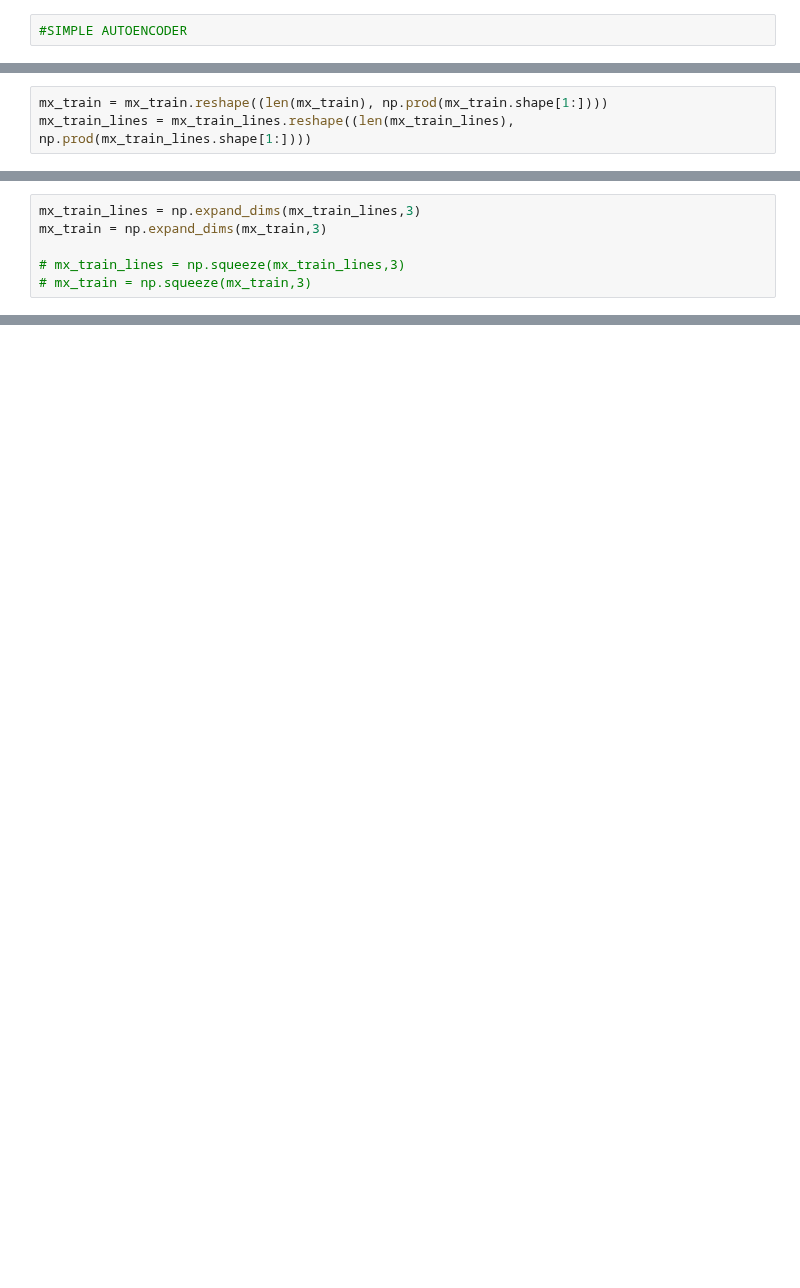
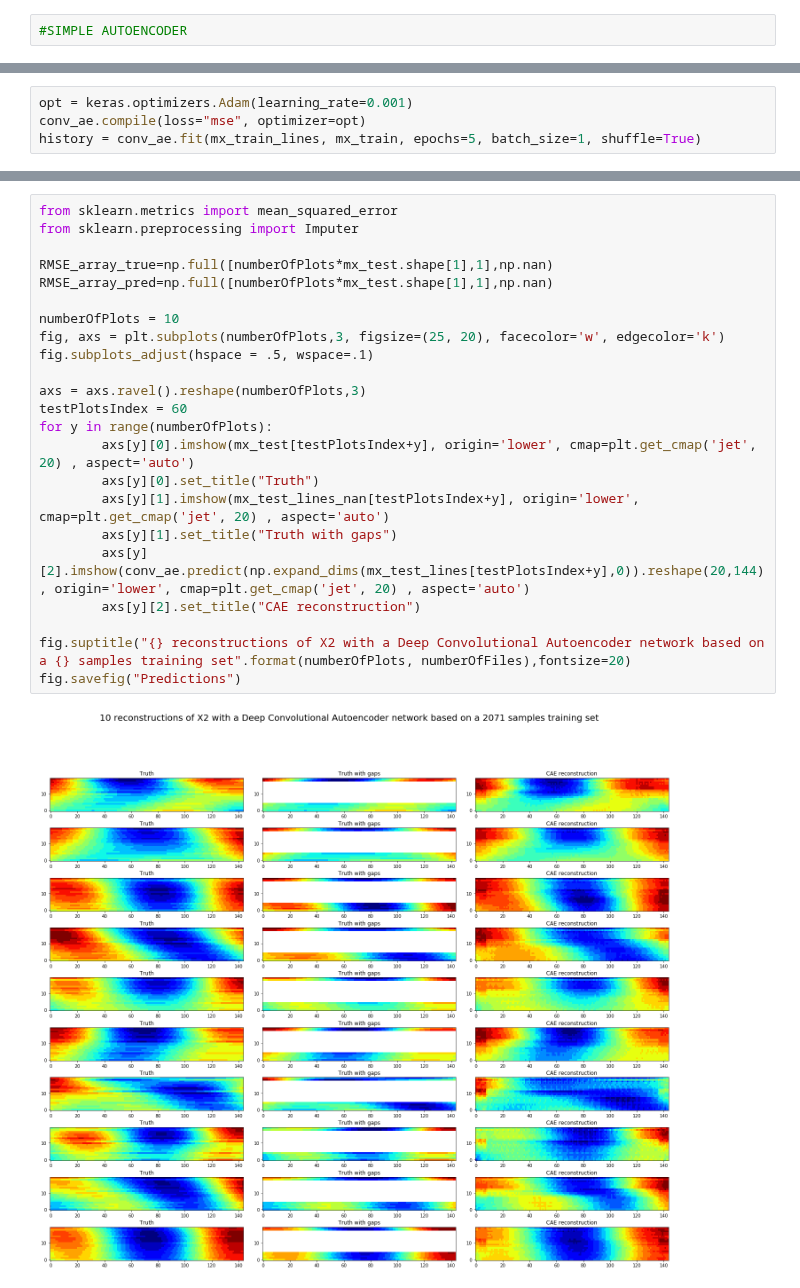
Before and after one commit to Pierre-LaurentC/IonosphericSignalRecontruction, a Jupyter notebook: Encoder_Decoder.ipynb, the cells around one changed output, grey strips where cells are left out. Saved outputs shown, nothing was run; the diff lists cells and outputs as text; blank space fills up the shorter version.

Commit message:
2000 samples predictions + new CAE version

```diff
--- a/Encoder_Decoder.ipynb
+++ b/Encoder_Decoder.ipynb
@@ -62,6 +63,3 @@ mx_train_lines=np.nan_to_num(mx_train_lines)
 mx_train=np.nan_to_num(mx_train)
 mx_test_lines=np.nan_to_num(mx_test_lines)
 mx_test=np.nan_to_num(mx_test)
-# %%
-mx_train = mx_train.reshape((len(mx_train), np.prod(mx_train.shape[1:])))
-mx_train_lines = mx_train_lines.reshape((len(mx_train_lines), np.prod(mx_train_lines.shape[1:])))
@@ -145,6 +78,0 @@ plt.imshow(autoencoder.predict(mx_test_lines[testMatrixNumber].reshape(1,-1)).re
-# %%
-mx_train_lines = np.expand_dims(mx_train_lines,3)
-mx_train = np.expand_dims(mx_train,3)
-
-# mx_train_lines = np.squeeze(mx_train_lines,3)
-# mx_train = np.squeeze(mx_train,3)
@@ -154,0 +102,4 @@ mx_train_lines.shape
+# %%
+opt = keras.optimizers.Adam(learning_rate=0.001)
+conv_ae.compile(loss="mse", optimizer=opt)
+history = conv_ae.fit(mx_train_lines, mx_train, epochs=5, batch_size=1, shuffle=True)
@@ -154,0 +116,25 @@ mx_train_lines.shape
+# %%
+from sklearn.metrics import mean_squared_error
+from sklearn.preprocessing import Imputer
+
+RMSE_array_true=np.full([numberOfPlots*mx_test.shape[1],1],np.nan)
+RMSE_array_pred=np.full([numberOfPlots*mx_test.shape[1],1],np.nan)
+
+numberOfPlots = 10
+fig, axs = plt.subplots(numberOfPlots,3, figsize=(25, 20), facecolor='w', edgecolor='k')
+fig.subplots_adjust(hspace = .5, wspace=.1)
+
+axs = axs.ravel().reshape(numberOfPlots,3)
+testPlotsIndex = 60
+for y in range(numberOfPlots):
+        axs[y][0].imshow(mx_test[testPlotsIndex+y], origin='lower', cmap=plt.get_cmap('jet', 20) , aspect='auto')
+        axs[y][0].set_title("Truth")
+        axs[y][1].imshow(mx_test_lines_nan[testPlotsIndex+y], origin='lower', cmap=plt.get_cmap('jet', 20) , aspect='auto')
+        axs[y][1].set_title("Truth with gaps")
+        axs[y][2].imshow(conv_ae.predict(np.expand_dims(mx_test_lines[testPlotsIndex+y],0)).reshape(20,144), origin='lower', cmap=plt.get_cmap('jet', 20) , aspect='auto')
+        axs[y][2].set_title("CAE reconstruction")
+
+fig.suptitle("{} reconstructions of X2 with a Deep Convolutional Autoencoder network based on a {} samples training set".format(numberOfPlots, numberOfFiles),fontsize=20)
+fig.savefig("Predictions")
+# %% [output]
+[figure, added]
```
Also changed, not shown: parts of 19 cells of this notebook, 3 other files.
